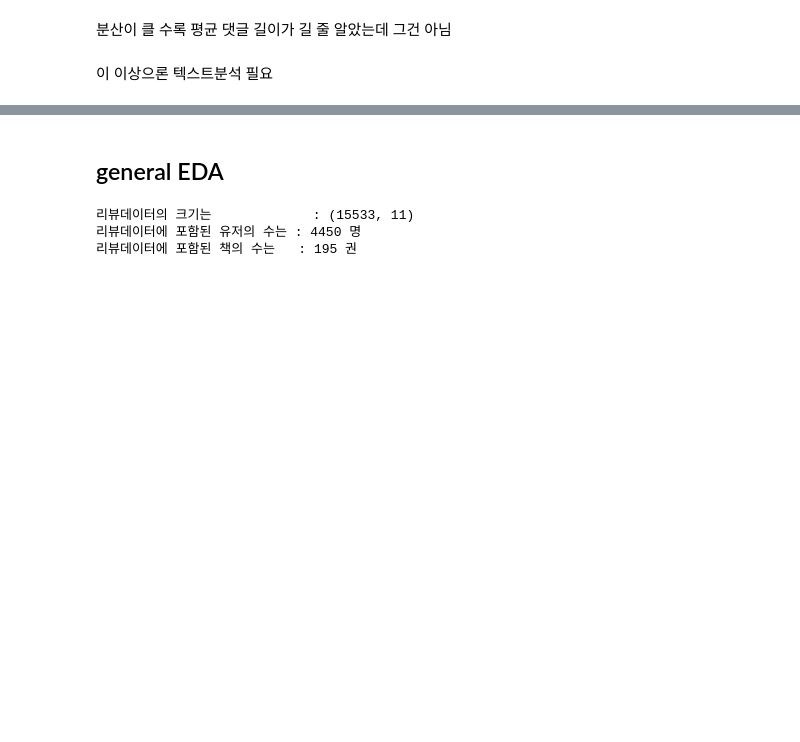
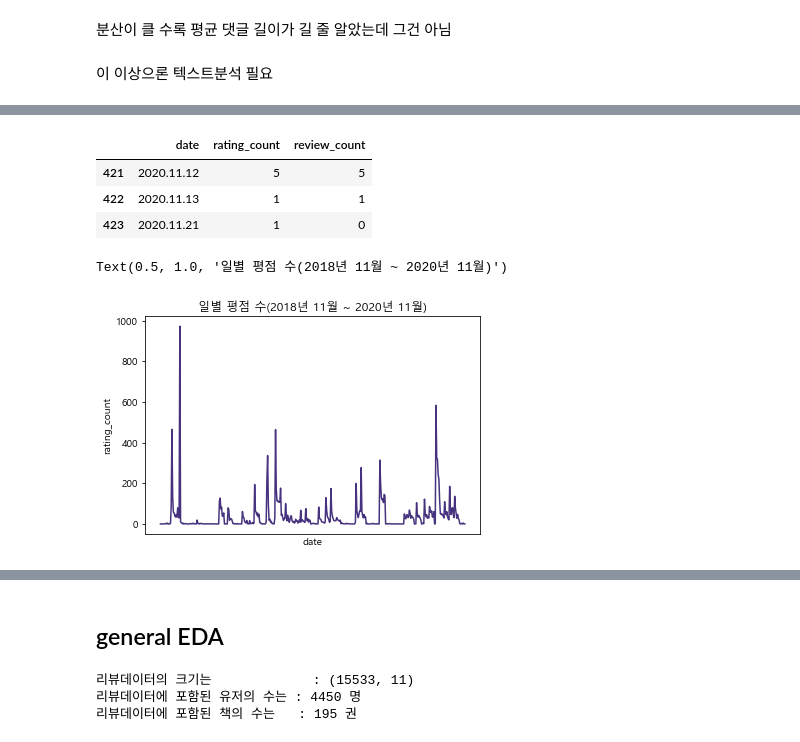
Before and after one commit to dataitgirls4/team_3, a Jupyter notebook: Recommendation_System.ipynb, the cells around one changed output, grey strips where cells are left out. Drawn from its saved outputs; the diff is of its cells as text; code cells hidden in the pictures; blank space fills up the shorter version.

Commit message:
scraping podbban event + eda on review dates

```diff
--- a/Recommendation_System.ipynb
+++ b/Recommendation_System.ipynb
@@ -619,0 +627,18 @@ Text(0.5, 1.0, '모든 유저들의 평균 댓글 길이')
+# %%
+rating_dates = all_review.groupby('created')[['rating', 'review']].count().reset_index()
+rating_dates.columns = ['date','rating_count', 'review_count']
+rating_dates['date'] = rating_dates['date'].apply(str)
+rating_dates.tail(3)
+# %% [output]
+|  | date | rating_count | review_count |
+| 421 | 2020.11.12 | 5 | 5 |
+| 422 | 2020.11.13 | 1 | 1 |
+| 423 | 2020.11.21 | 1 | 0 |
+# %%
+sns.set_palette('viridis')
+sns.lineplot(data = rating_dates, x='date', y = 'rating_count')
+plt.xticks([])
+plt.title('일별 평점 수(2018년 11월 ~ 2020년 11월)')
+# %% [output]
+Text(0.5, 1.0, '일별 평점 수(2018년 11월 ~ 2020년 11월)')
+[figure, added]
```
Also changed, not shown: parts of 35 cells of this notebook, 2 other files.
